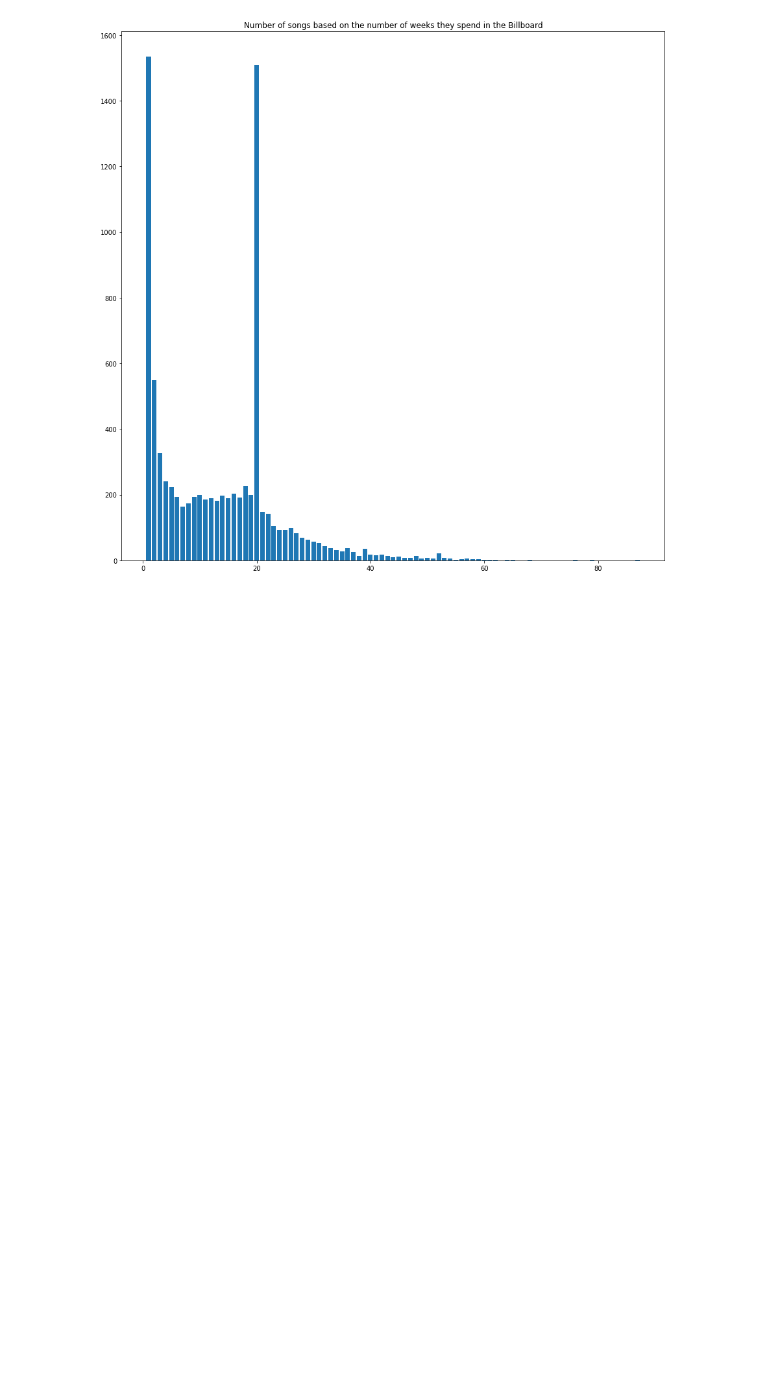
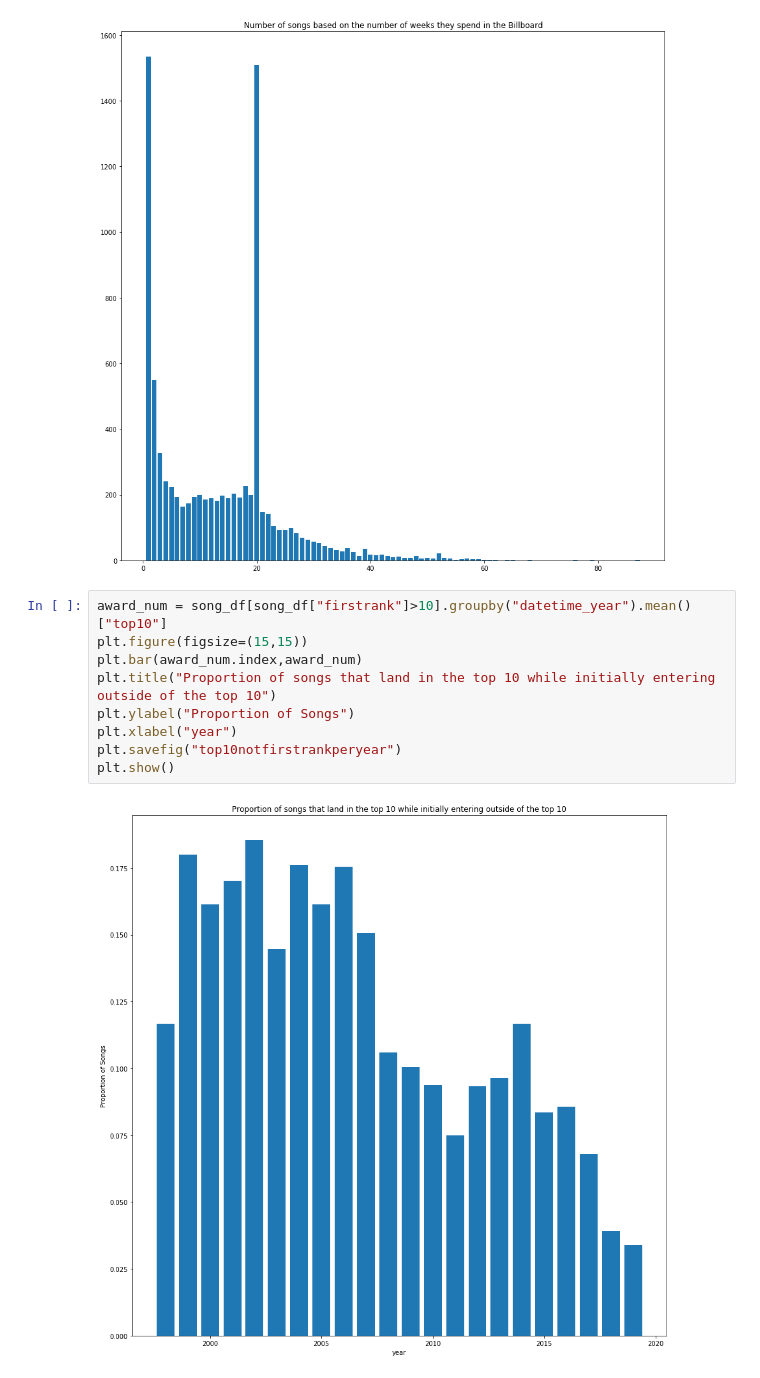
Before and after one commit to Weulass/Billboard-analytics, a Jupyter notebook: Visuallizations.ipynb, the cells around one changed output. Drawn from its saved outputs; the diff is of its cells as text; blank space fills up the shorter version.

Commit message:
Cleaned code for first models

```diff
--- a/Visuallizations.ipynb
+++ b/Visuallizations.ipynb
@@ -194,3 +194,14 @@ plt.title("Number of songs based on the number of weeks they spend in the Billbo
 plt.show()
 # %% [output]
 [figure]
+# %%
+award_num = song_df[song_df["firstrank"]>10].groupby("datetime_year").mean()["top10"]
+plt.figure(figsize=(15,15))
+plt.bar(award_num.index,award_num)
+plt.title("Proportion of songs that land in the top 10 while initially entering outside of the top 10")
+plt.ylabel("Proportion of Songs")
+plt.xlabel("year")
+plt.savefig("top10notfirstrankperyear")
+plt.show()
+# %% [output]
+[figure, added]
```
Also changed, not shown: parts of 1 cell of this notebook, 2 other files.
